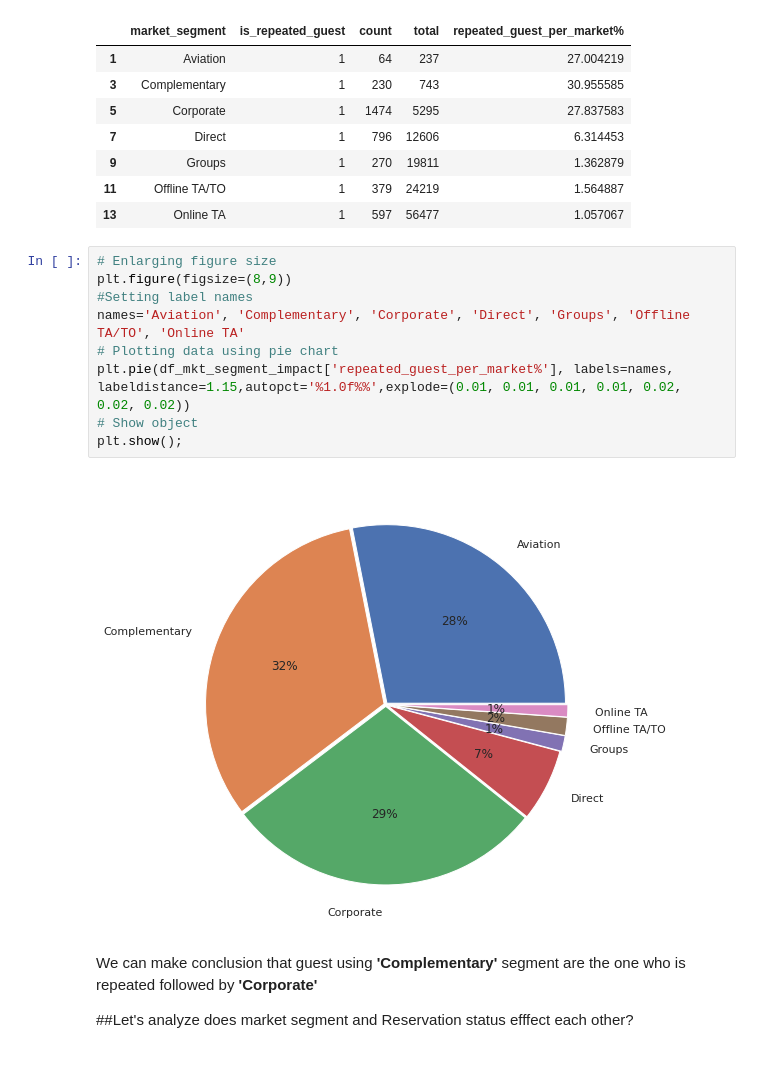
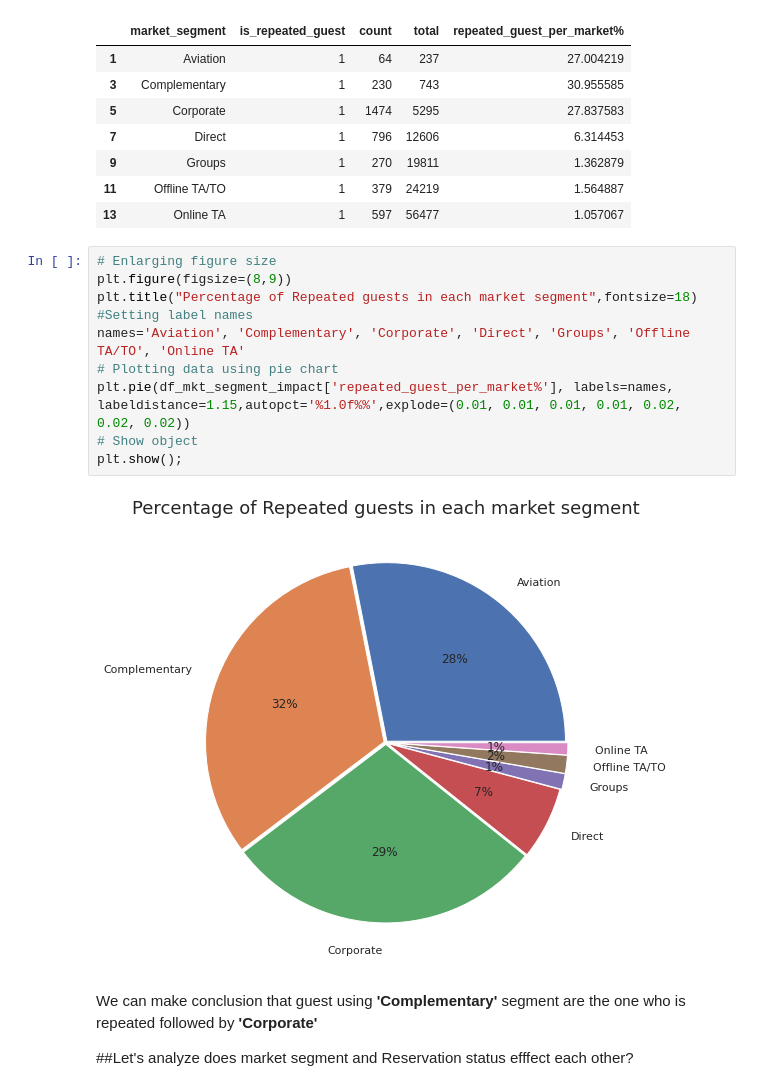
Before and after one commit to Aayushi-Sharma24/EDA-Hotel-Booking-Analysis, a Jupyter notebook: Aayushi_Sharma_Hotel_Booking_Analysis_Capstone_Project.ipynb, the cells around one changed output. Drawn from its saved outputs; the diff is of its cells as text; blank space fills up the shorter version.

```diff
--- a/Aayushi_Sharma_Hotel_Booking_Analysis_Capstone_Project.ipynb
+++ b/Aayushi_Sharma_Hotel_Booking_Analysis_Capstone_Project.ipynb
@@ -735,14 +736,15 @@ df_mkt_segment_impact
 # %%
 # Enlarging figure size
 plt.figure(figsize=(8,9))
+plt.title("Percentage of Repeated guests in each market segment",fontsize=18)
 #Setting label names
 names='Aviation', 'Complementary', 'Corporate', 'Direct', 'Groups', 'Offline TA/TO', 'Online TA'
 # Plotting data using pie chart
 plt.pie(df_mkt_segment_impact['repeated_guest_per_market%'], labels=names, labeldistance=1.15,autopct='%1.0f%%',explode=(0.01, 0.01, 0.01, 0.01, 0.02, 0.02, 0.02))
 # Show object
 plt.show();
 # %% [output]
-[figure, old version]
+[figure, new version]
 # %% [markdown]
 We can make conclusion that guest using **'Complementary'** segment are the one who is repeated followed by **'Corporate'**
 
```
Also changed, not shown: parts of 21 cells of this notebook.
